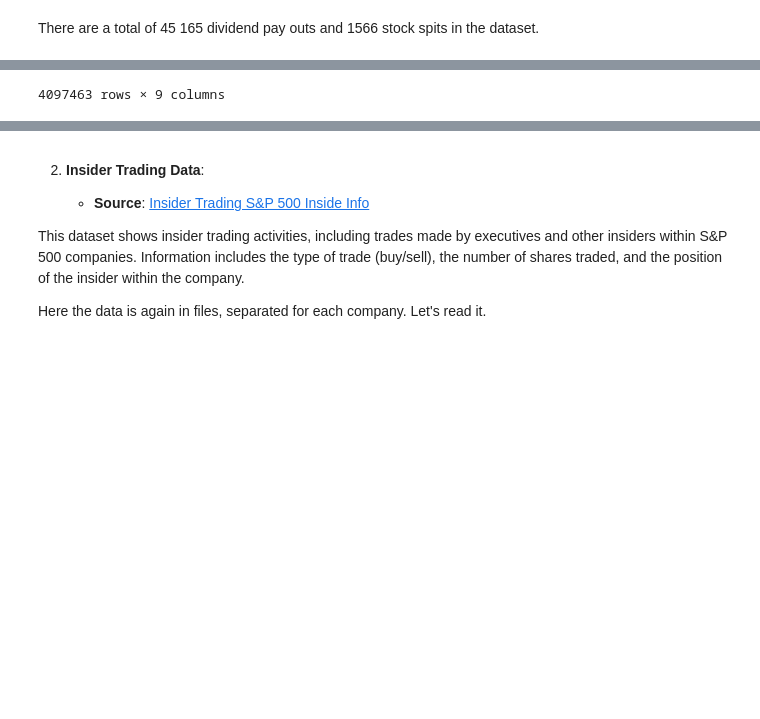
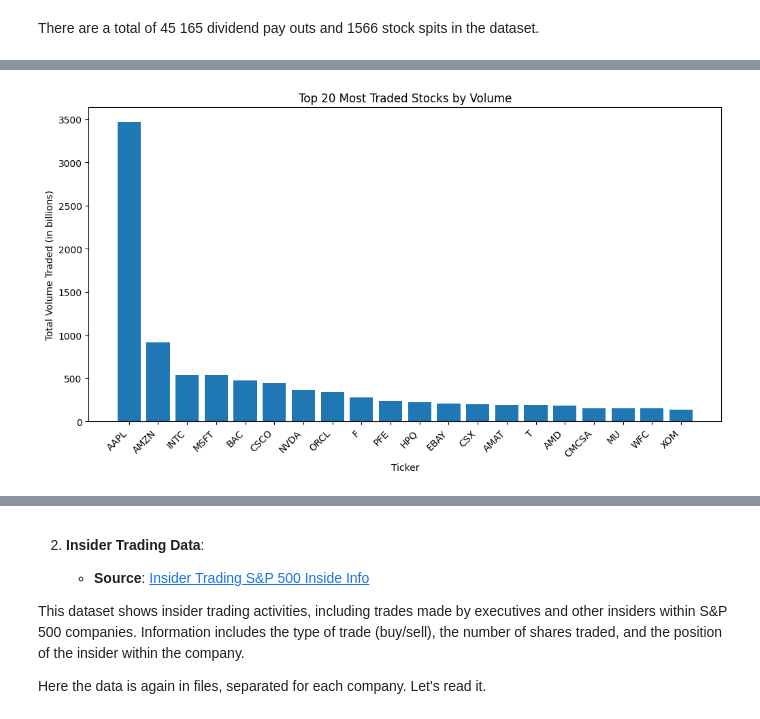
Before and after one commit to thunder913/Data-Science, a Jupyter notebook: stock_analysis.ipynb, the cells around one changed output, grey strips where cells are left out. Saved outputs shown, nothing was run; the diff lists cells and outputs as text; code cells hidden in the pictures; blank space fills up the shorter version.

Commit message:
Add exploratory charts

```diff
--- a/stock_analysis.ipynb
+++ b/stock_analysis.ipynb
@@ -218,8 +223,40 @@ stock_data_tidy.stock_splits = stock_data_tidy.stock_splits.where(stock_data_tid
 len(stock_data_tidy[stock_data_tidy.dividends.notna()]), len(stock_data_tidy[stock_data_tidy.stock_splits.notna()])
 # %% [output]
 (45165, 1566)
+# %%
+def plot_top_traded_stocks_by_volume(total_volume, title, top_n=20):
+    """
+    Plots the top N most traded stocks by total volume.
+
+    Parameters:
+    - total_volume (DataFrame): A DataFrame containing 'ticker' and 'volume' columns.
+    - title (str): The title of the plot.
+    - top_n (int): The number of top stocks to display. Default is 20.
+
+    Returns:
+    - None: Displays a bar chart of the top N traded stocks by volume.
+    """
+    # Sort by total volume to find the top traded stocks
+    top_volume_stocks = total_volume.sort_values(by='volume', ascending=False).head(top_n)
+
+    # Plotting
+    plt.figure(figsize=(12, 6))
+    plt.bar(top_volume_stocks['ticker'], top_volume_stocks['volume'])
+    plt.title(title)
+    plt.xlabel('Ticker')
+    plt.ylabel('Total Volume Traded (in billions)')
+
+    # Rotate x-axis labels for better readability
+    plt.xticks(rotation=45, ha="right")
+
+    # Format y-axis to show billions
+    plt.gca().yaxis.set_major_formatter(mticker.FuncFormatter(lambda x, _: f'{x / 10**9:.0f}'))
+
+    plt.show()
 # %% [markdown]
 There are a total of 45 165 dividend pay outs and 1566 stock spits in the dataset.
 # %%
-stock_data_tidy
+stocks_volume = stock_data_tidy.groupby('ticker')['volume'].sum().reset_index()
+
+plot_top_traded_stocks_by_volume(stocks_volume, 'Top 20 Most Traded Stocks by Volume', 20)
 # %% [output]
@@ -238 +263 @@ stock_data_tidy
-4097463 rows × 9 columns
+[figure, added]
```
Also changed, not shown: parts of 15 cells of this notebook.
